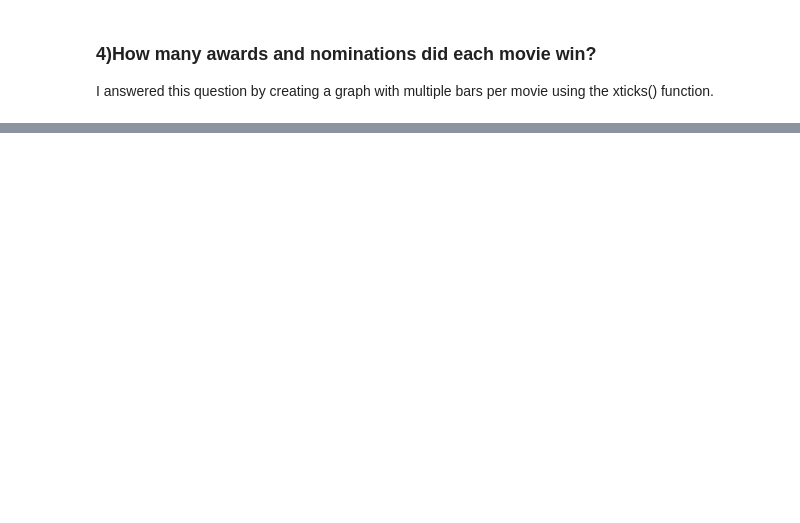
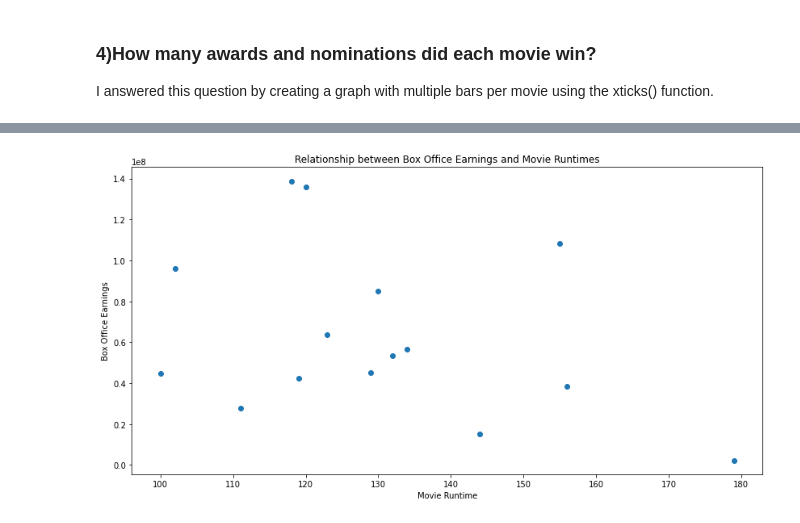
Before and after one commit to hkvenner/movie_api_analysis, a Jupyter notebook: movie_analysis.ipynb, the cells around one changed output, grey strips where cells are left out. Cells and saved outputs as stored; diff of their text form; code cells hidden in the pictures; blank space fills up the shorter version.

```diff
--- a/movie_analysis.ipynb
+++ b/movie_analysis.ipynb
@@ -62,0 +85,9 @@ Text(0.5, 1.0, 'Number of Award Wins and Award Nominations Each Movie Won')
+# %%
+plt.figure(figsize=[14,7])
+plt.scatter(movies['Runtime'],movies['Box Office'])
+plt.title('Relationship between Box Office Earnings and Movie Runtimes')
+plt.xlabel('Movie Runtime')
+plt.ylabel('Box Office Earnings')
+plt.show()
+# %% [output]
+[figure, added]
```
Also changed, not shown: parts of 14 cells of this notebook, 4 other files.
